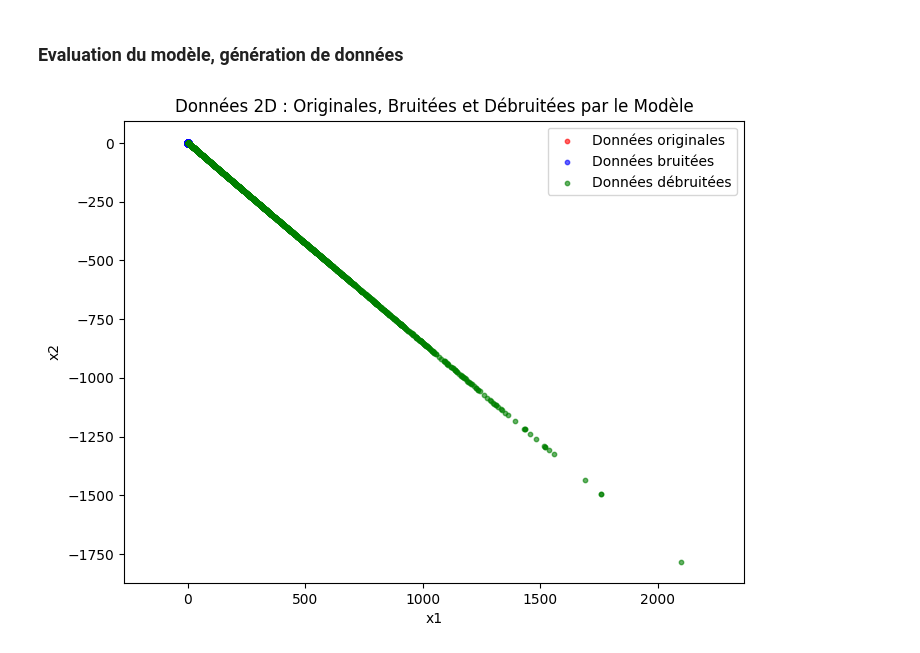
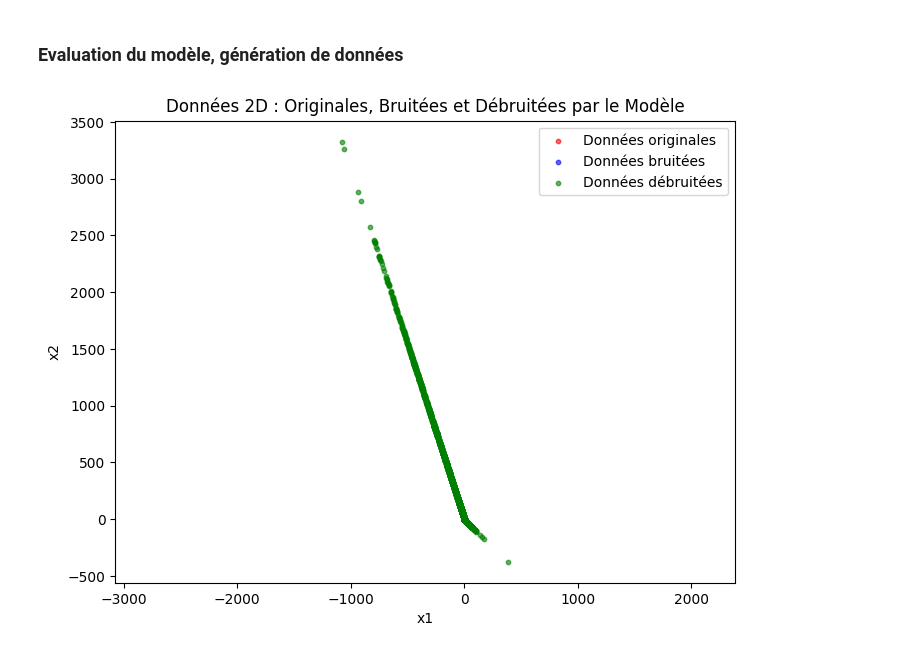
Before and after one commit to ClovisDyArx/genai_diffusion, a Jupyter notebook: tp1/diffusion-cours-1.ipynb, the cells around one changed output. Saved outputs shown, nothing was run; the diff lists cells and outputs as text; code cells hidden in the pictures.

```diff
--- a/tp1/diffusion-cours-1.ipynb
+++ b/tp1/diffusion-cours-1.ipynb
@@ -58,7 +57,7 @@ def diffusion_loss(x, x_noisy, noise_pred):
 # Initialiser le modèle et l'optimiseur
 input_dim = 2  # Données en 2D
 hidden_dim = 128
-epochs = 200
+epochs = 100
 T = 100  # Nombre de pas de temps
 
 diffusion_model = DiffusionModel(input_dim=input_dim, hidden_dim=hidden_dim)
@@ -152,32 +144,33 @@ Epoch 1990, Train Loss: 0.4965, Val Loss: 0.5357
 # Fonction pour débruiter les données en plusieurs étapes
 def denoise_data_multi_step(model, x_noisy, T, steps):
     with torch.no_grad():
         x_denoised = x_noisy
         for step in range(steps):
             t = torch.full((x_denoised.size(0),), T - step, dtype=torch.float32)
             noise_pred = model(x_denoised, t)
-            x_denoised = x_denoised + noise_pred
+            x_denoised = x_denoised - noise_pred
+
         return x_denoised
 
 # Générer des données bruitées et débruitées par le modèle en plusieurs étapes
 with torch.no_grad():
     t = torch.tensor([1.0] * data.size(0), dtype=torch.float32)  # Temps initial pour visualisation
     noise = torch.randn_like(data)
     x_noisy = data + noise * torch.sqrt(t).unsqueeze(1)
     steps = 100  # Nombre d'étapes de débruitage
     denoised_data = denoise_data_multi_step(diffusion_model, x_noisy, T, steps)
 
 # Visualisation des résultats
 plt.figure(figsize=(8, 6))
 plt.scatter(data[:, 0], data[:, 1], color='red', alpha=0.6, label="Données originales", s=10)
 plt.scatter(x_noisy[:, 0], x_noisy[:, 1], color='blue', alpha=0.6, label="Données bruitées", s=10)
 plt.scatter(denoised_data[:, 0], denoised_data[:, 1], color='green', alpha=0.6, label="Données débruitées", s=10)
 
 plt.title("Données 2D : Originales, Bruitées et Débruitées par le Modèle")
 plt.xlabel("x1")
 plt.ylabel("x2")
 plt.legend()
 plt.axis("equal")
 plt.show()
 # %% [output]
-[figure, old version]
+[figure, new version]
```
Also changed, not shown: parts of 2 cells of this notebook.
